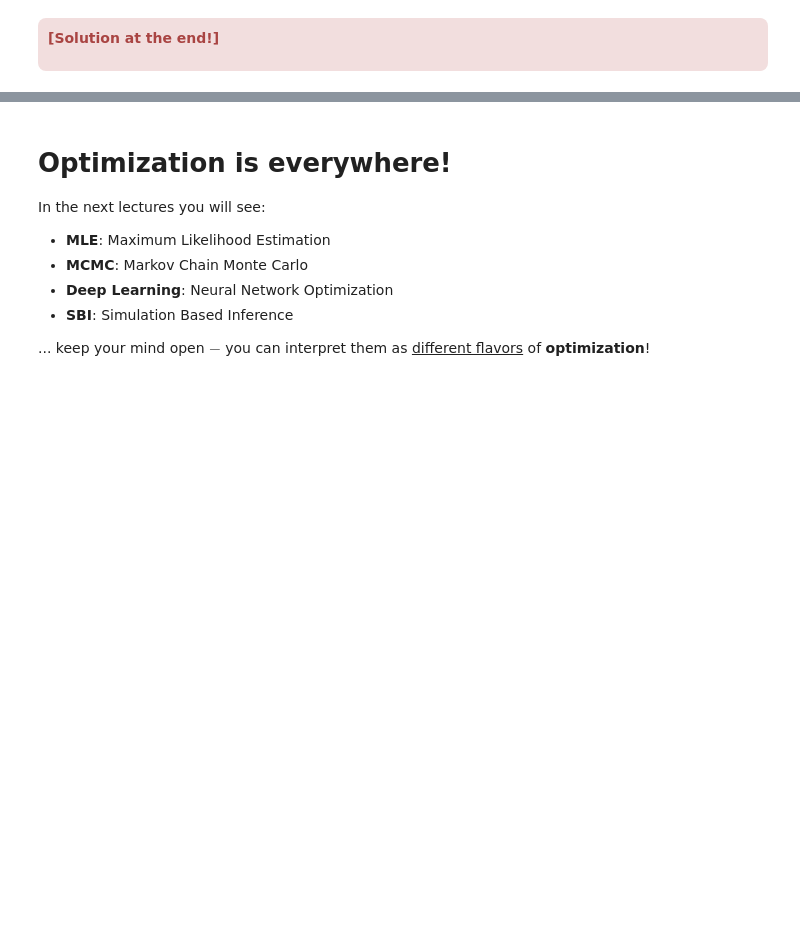
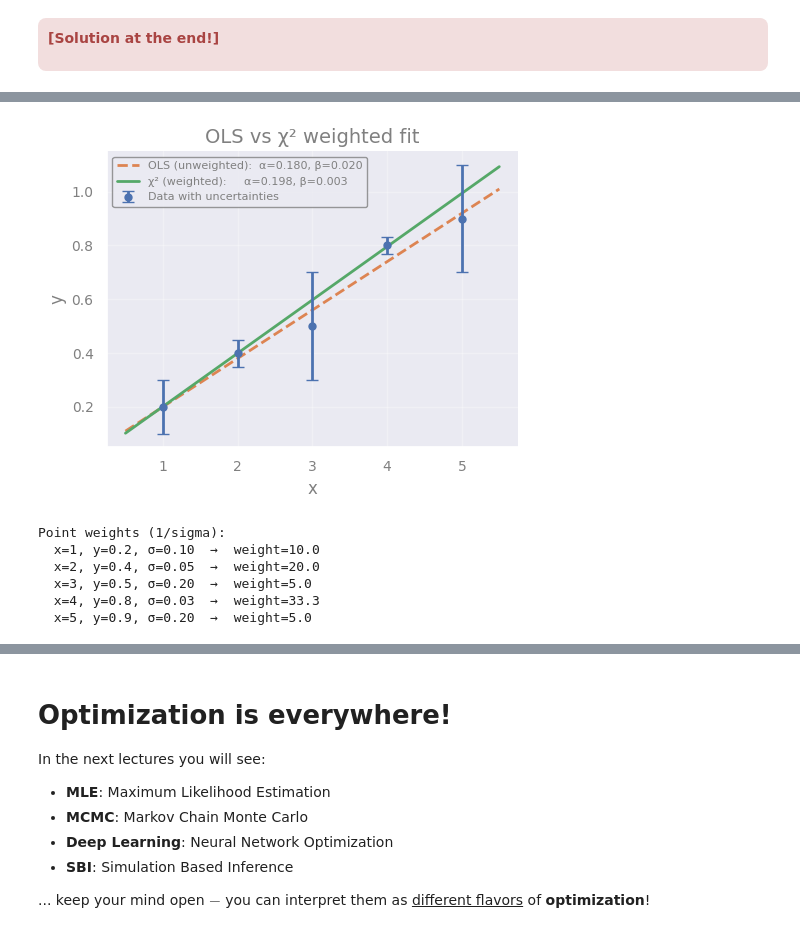
Before and after one commit to AstroStat-Academy/astrostat-school-8, a Jupyter notebook: Optimization/Optimization.ipynb, the cells around one changed output, grey strips where cells are left out. Saved outputs shown, nothing was run; the diff lists cells and outputs as text; code cells hidden in the pictures; blank space fills up the shorter version.

```diff
--- a/Optimization/Optimization.ipynb
+++ b/Optimization/Optimization.ipynb
@@ -963,0 +975,42 @@ plt.show()
+# %%
+def linear(x, alpha, beta):
+    return alpha * x + beta
+
+model = Model(linear)
+
+# Unweighted fit (OLS)
+result_ols = model.fit(y, x=X, alpha=0.1, beta=0.1)
+
+# Weighted fit (chi-square) — weights = 1/sigma
+result_chi2 = model.fit(y, x=X, weights=1/y_err, alpha=0.1, beta=0.1)
+
+xx = np.linspace(0.5, 5.5, 200)
+
+plt.figure(figsize=(5, 4))
+plt.errorbar(X, y, yerr=y_err, fmt='o', ms=5, capsize=4,
+             color='C0', label='Data with uncertainties', zorder=3)
+plt.plot(xx, result_ols.eval(x=xx),  lw=2, ls='--', color='C1',
+         label=f'OLS (unweighted):  α={result_ols.params["alpha"].value:.3f}, '
+               f'β={result_ols.params["beta"].value:.3f}')
+plt.plot(xx, result_chi2.eval(x=xx), lw=2, color='C2',
+         label=f'χ² (weighted):     α={result_chi2.params["alpha"].value:.3f}, '
+               f'β={result_chi2.params["beta"].value:.3f}')
+plt.xlabel('x')
+plt.ylabel('y')
+plt.title('OLS vs χ² weighted fit')
+plt.legend(fontsize=8)
+plt.tight_layout()
+plt.show()
+
+# Show which points drive the chi2 fit
+print("Point weights (1/sigma):")
+for xi, yi, si in zip(X, y, y_err):
+    print(f"  x={xi}, y={yi}, σ={si:.2f}  →  weight={1/si:.1f}")
+# %% [output]
+[figure, added]
+Point weights (1/sigma):
+  x=1, y=0.2, σ=0.10  →  weight=10.0
+  x=2, y=0.4, σ=0.05  →  weight=20.0
+  x=3, y=0.5, σ=0.20  →  weight=5.0
+  x=4, y=0.8, σ=0.03  →  weight=33.3
+  x=5, y=0.9, σ=0.20  →  weight=5.0
```
Also changed, not shown: parts of 10 cells of this notebook.
